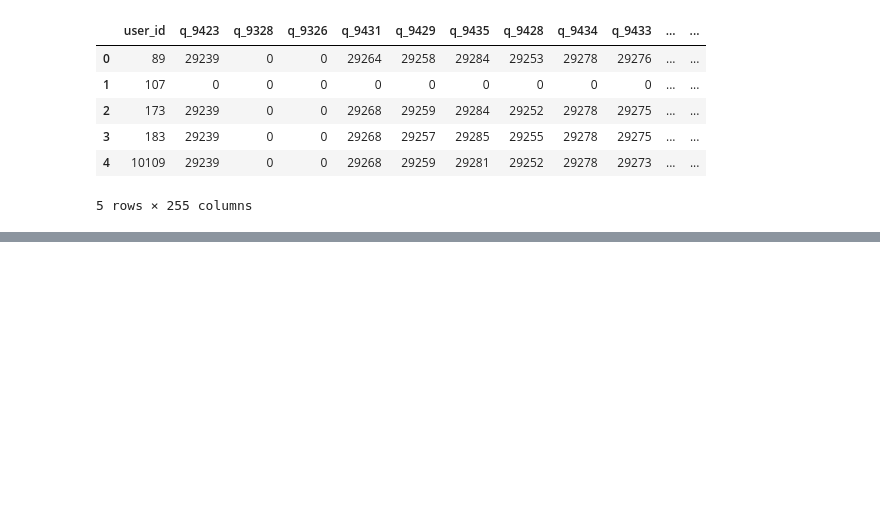
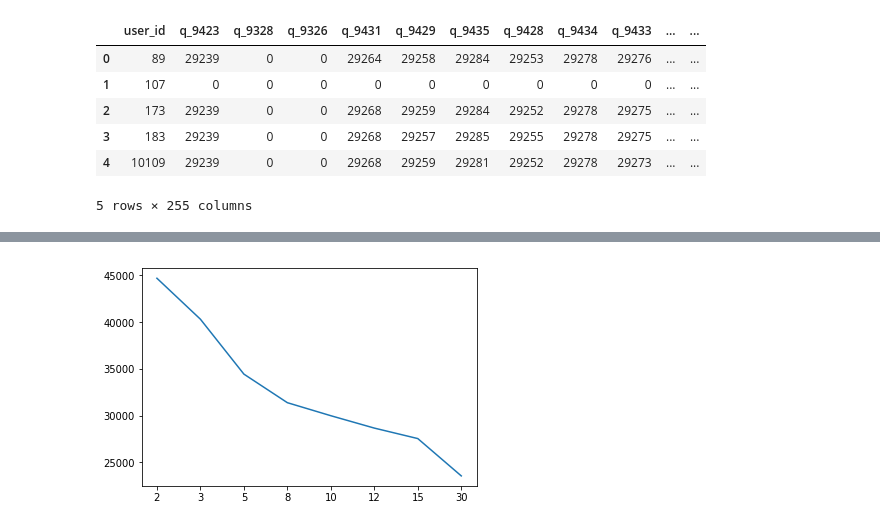
Before and after one commit to waficf/Kaggle_Competitions, a Jupyter notebook: my_say.ipynb, the cells around one changed output, grey strips where cells are left out. Drawn from its saved outputs; the diff is of its cells as text; code cells hidden in the pictures; blank space fills up the shorter version.

```diff
--- a/my_say.ipynb
+++ b/my_say.ipynb
@@ -124,0 +153,6 @@ df_cat[df_cat.question_id == 9401]
+# %%
+plt.plot(range(len(cluster_dict)), list(cluster_dict.values()))
+plt.xticks(range(len(cluster_dict)), list(cluster_dict.keys()))
+plt.show()
+# %% [output]
+[figure, added]
```
Also changed, not shown: parts of 36 cells of this notebook, 1 other file.
